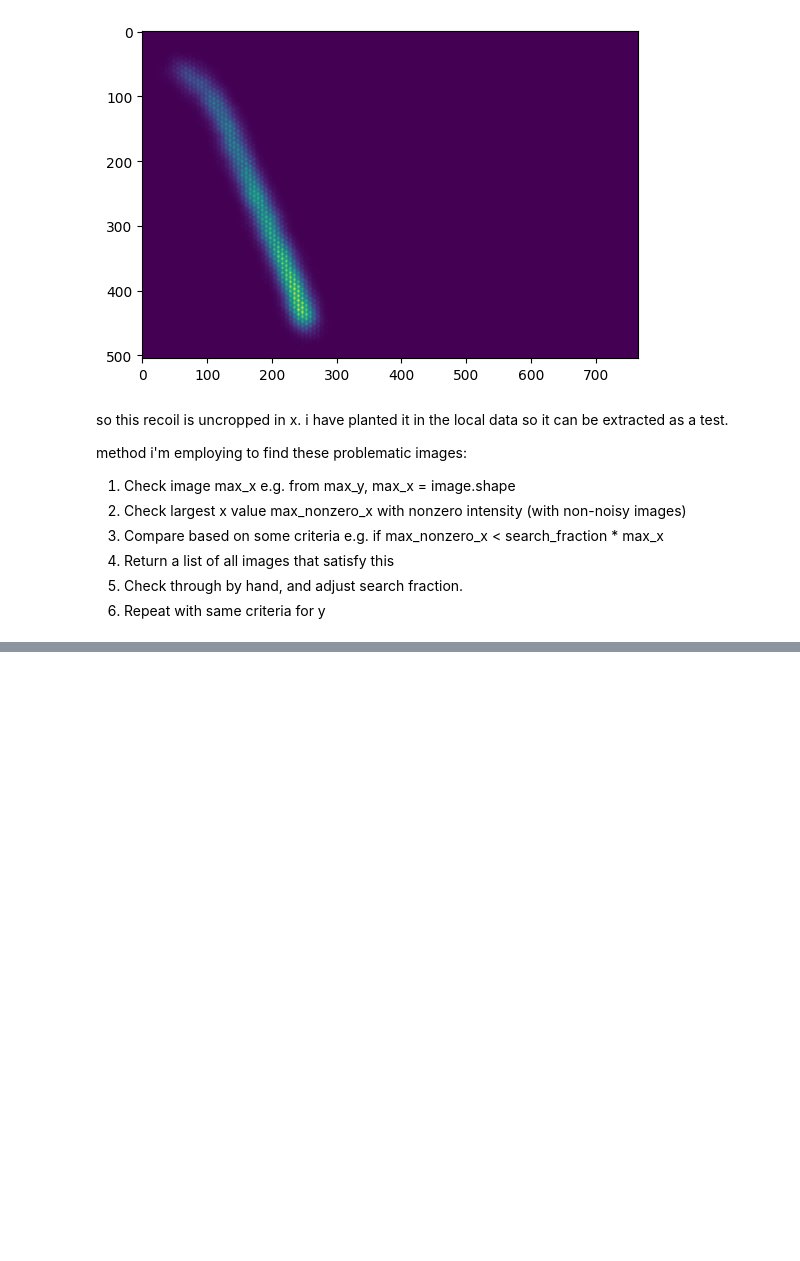
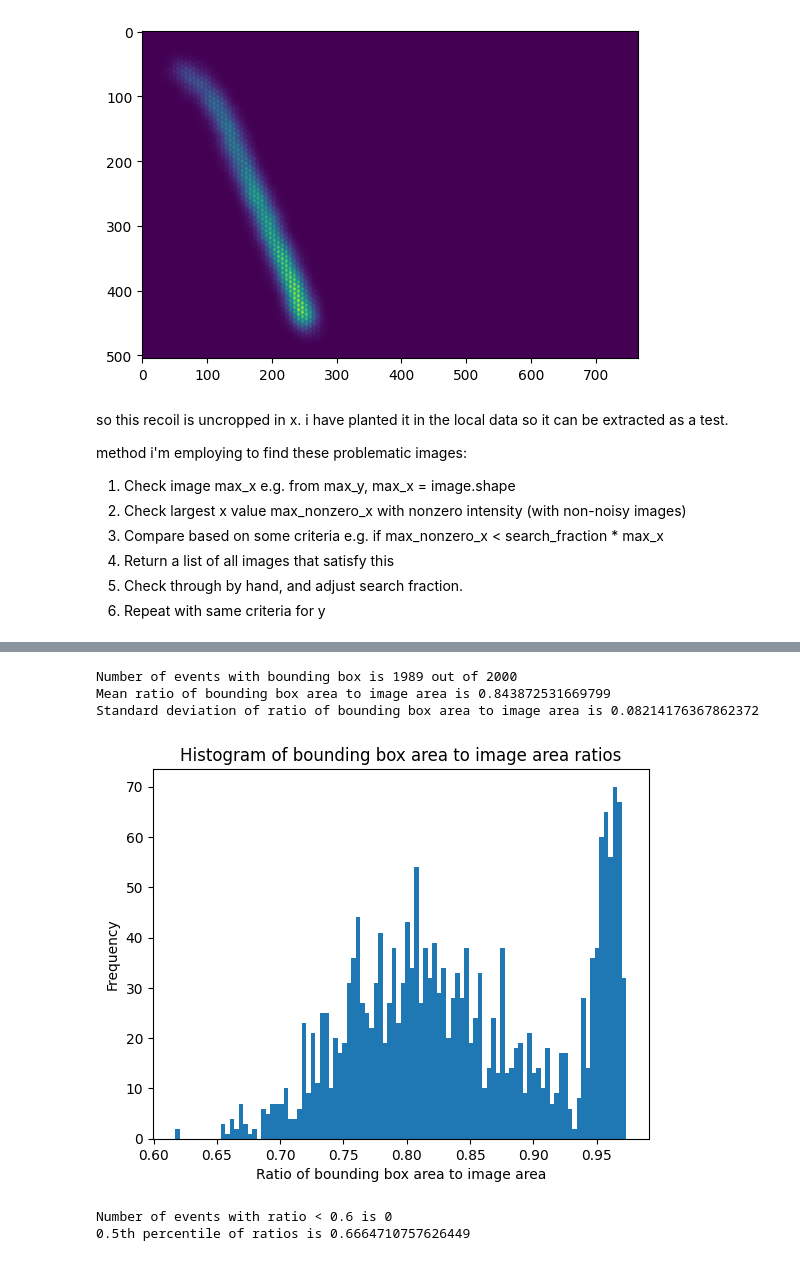
Before and after one commit to benstevens26/NRML-ANN, a Jupyter notebook: notebooks/data_integrity.ipynb, the cells around one changed output, grey strips where cells are left out. Cells and saved outputs as stored; diff of their text form; code cells hidden in the pictures; blank space fills up the shorter version.

Commit message:
improved search tools

```diff
--- a/notebooks/data_integrity.ipynb
+++ b/notebooks/data_integrity.ipynb
@@ -33,7 +33,7 @@ method i'm employing to find these problematic images:
 5. Check through by hand, and adjust search fraction.
 6. Repeat with same criteria for y
 # %%
-# testing bounding box ID
+# testing bounding box method
 
 from feature_extraction import extract_bounding_box
 from image_preprocessing import zero_edges
@@ -44,13 +44,14 @@ bounding_box = extract_bounding_box(image)
 plot_bounding_box(image, bounding_box)
 
 # now zero edges and plot again
-image = zero_edges(image)
-bounding_box = extract_bounding_box(image)
-plot_bounding_box(image, bounding_box)
+print("Zeroing edges of image...")
+zeroed_image = zero_edges(image, 2)
+bounding_box = extract_bounding_box(zeroed_image)
+plot_bounding_box(zeroed_image, bounding_box)
 
 # area of bounding box / area of image
 area_bb = (bounding_box[2] - bounding_box[0]) * (bounding_box[3] - bounding_box[1])
 area_image = image.shape[0] * image.shape[1]
-print(area_bb / area_image)
+print("Ratio of bounding box area to image is", area_bb / area_image)
 # %% [output]
 [figure]
@@ -95,0 +83,52 @@ for event in events:
+# %%
+# for the 10 events, plot the image with bounding box, then zero edges and plot again. repeat with new figure for each event
+# also print the ratio of bounding box area to image area
+
+from image_preprocessing import uncropped_check
+from feature_extraction import extract_bounding_box
+
+ratios = []
+
+for event in events:
+
+    zeroed_image = zero_edges(event.image, 2)
+    bounding_box = extract_bounding_box(zeroed_image)
+    # plot_bounding_box(zeroed_image, bounding_box) # uncomment to plot bounding box on zeroed image
+
+    # area of bounding box / area of image
+    if bounding_box is None:
+        continue
+
+    area_bb = (bounding_box[2] - bounding_box[0]) * (bounding_box[3] - bounding_box[1])
+    area_image = event.image.shape[0] * event.image.shape[1]
+    # print("Ratio of bounding box area to image is", area_bb / area_image) # uncomment to print ratio
+    ratios.append(area_bb / area_image)
+
+    plt.show()
+    plt.close()
+
+print("Number of events with bounding box is", len(ratios), "out of", len(events))
+print("Mean ratio of bounding box area to image area is", np.mean(ratios))
+print("Standard deviation of ratio of bounding box area to image area is", np.std(ratios))
+
+# plot histogram of ratios
+plt.hist(ratios, bins=100)
+plt.xlabel("Ratio of bounding box area to image area")
+plt.ylabel("Frequency")
+plt.title("Histogram of bounding box area to image area ratios")
+plt.show()
+
+# print the number of events with ratio < 0.6
+print("Number of events with ratio < 0.6 is", len([r for r in ratios if r < 0.6]))
+
+# the ratio of the areas can be considered a search parameter
+
+# don't mind searching through ~0.5% of the data, so find the 0.5th percentile of the ratios
+print("0.5th percentile of ratios is", np.percentile(ratios, 0.5))
+# %% [output]
+Number of events with bounding box is 1989 out of 2000
+Mean ratio of bounding box area to image area is 0.843872531669799
+Standard deviation of ratio of bounding box area to image area is 0.08214176367862372
+[figure, added]
+Number of events with ratio < 0.6 is 0
+0.5th percentile of ratios is 0.6664710757626449
```
Also changed, not shown: parts of 13 cells of this notebook.
